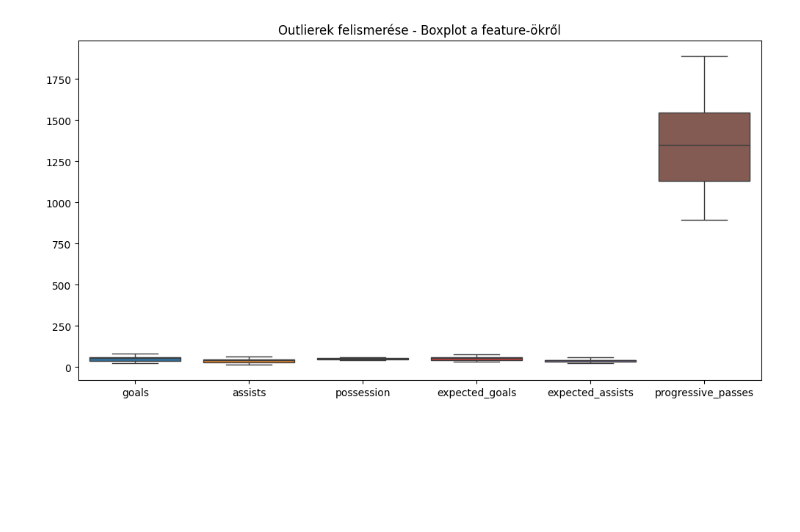
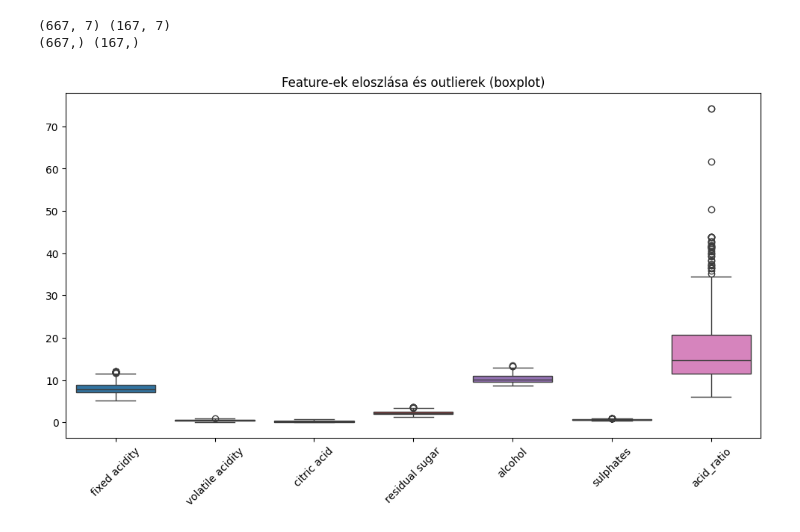
Before and after one commit to martinrozsahegyi/Beadand--g-pi-tanul-s--s-adattudom-ny, a Jupyter notebook: main.ipynb, the cells around one changed output. Cells and saved outputs as stored; diff of their text form; code cells hidden in the pictures; blank space fills up the shorter version.

```diff
--- a/main.ipynb
+++ b/main.ipynb
@@ -94,0 +60,9 @@ Outlierek eltávolítása után: (20, 6)
+# %%
+df = df.fillna(df.median(numeric_only=True))
+# %%
+# IQR (Interquartile Range) alapú outlier szűrés
+Q1 = df.quantile(0.25)
+Q3 = df.quantile(0.75)
+IQR = Q3 - Q1
+
+df_clean = df[~((df < (Q1 - 1.5 * IQR)) | (df > (Q3 + 1.5 * IQR))).any(axis=1)]
@@ -94,0 +88,3 @@ Outlierek eltávolítása után: (20, 6)
+# %%
+# Új származtatott feature: savarány
+df_clean["acid_ratio"] = df_clean["fixed acidity"] / (df_clean["volatile acidity"] + 1e-5)
@@ -94,0 +106,12 @@ Outlierek eltávolítása után: (20, 6)
+# %%
+features = [
+    "fixed acidity",
+    "volatile acidity",
+    "citric acid",
+    "residual sugar",
+    "alcohol",
+    "sulphates",
+    "acid_ratio"
+]
+
+X = df_clean[features]
@@ -95,11 +144,27 @@ Outlierek eltávolítása után: (20, 6)
+# %%
+from sklearn.model_selection import train_test_split
+
+X_train, X_test, y_train, y_test = train_test_split(
+    X_scaled,
+    y,
+    test_size=0.2,
+    random_state=42,
+    stratify=y
+)
+
+print(X_train.shape, X_test.shape)
+print(y_train.shape, y_test.shape)
+# %% [output]
+(667, 7) (167, 7)
+(667,) (167,)
 # %%
 import matplotlib.pyplot as plt
 import seaborn as sns
 
-plt.figure(figsize=(12,6))
-sns.boxplot(data=X_clean)
-plt.title("Outlierek felismerése - Boxplot a feature-ökről")
-plt.xticks()
+plt.figure(figsize=(12, 6))
+sns.boxplot(data=df_clean[features])
+plt.title("Feature-ek eloszlása és outlierek (boxplot)")
+plt.xticks(rotation=45)
 plt.show()
 # %% [output]
-[figure, old version]
+[figure, new version]
```
Also changed, not shown: parts of 26 cells of this notebook, 9 other files.
